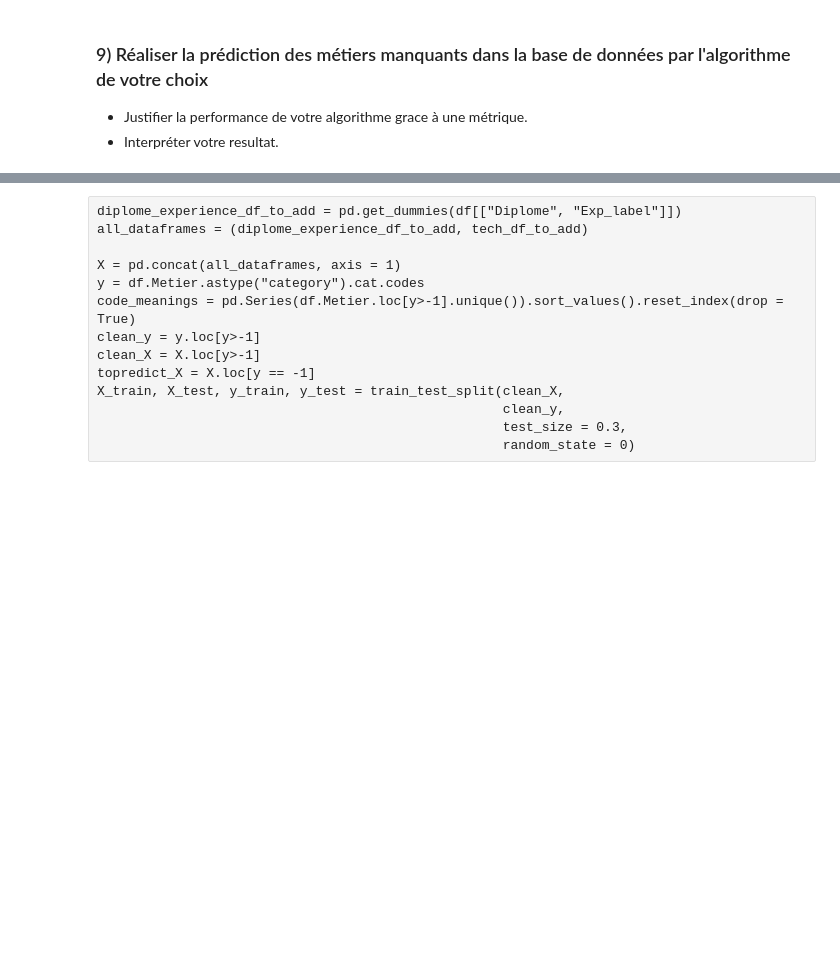
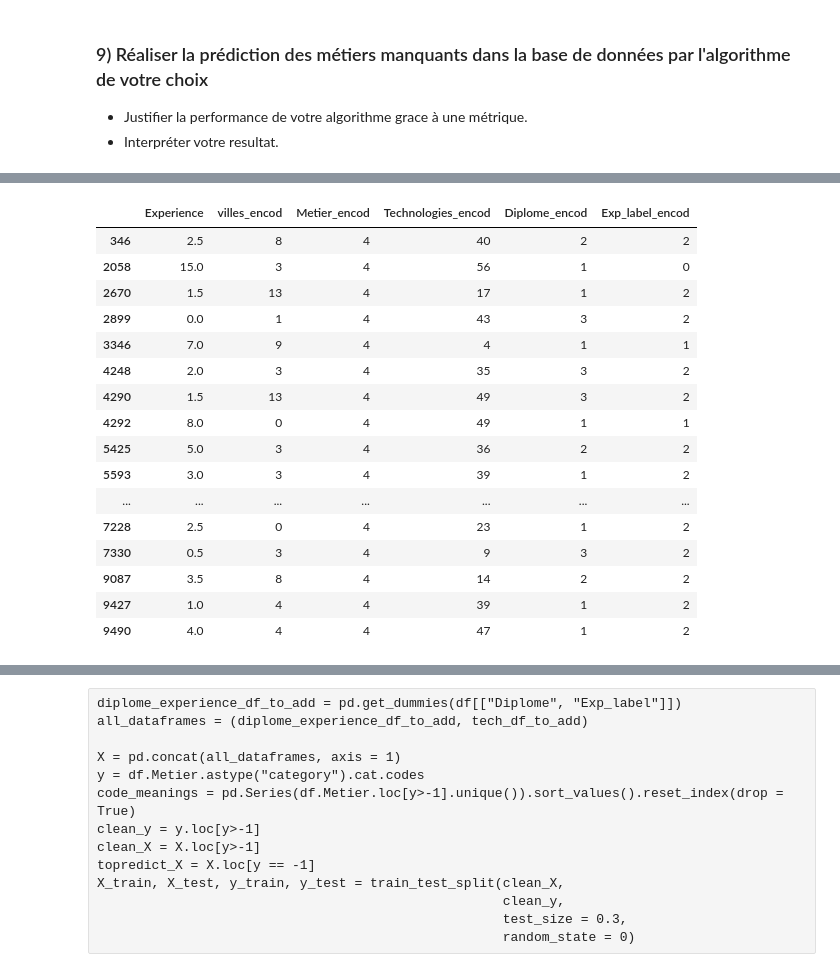
Before and after one commit to adnaneds/Prediction_cluster_Employe_France, a Jupyter notebook: Test_T_ML - Try 0.ipynb, the cells around one changed output, grey strips where cells are left out. Drawn from its saved outputs; the diff is of its cells as text; code cells hidden in the pictures; blank space fills up the shorter version.

```diff
--- a/Test_T_ML - Try 0.ipynb
+++ b/Test_T_ML - Try 0.ipynb
@@ -425,0 +454,2 @@ from sklearn.neighbors import KNeighborsClassifier
+# %%
+df_for_process['Metier_encod'] = pd.Series(encoder_label.fit_transform(np.squeeze(df.loc[:,['Metier']])[:]), index = df_for_process.index)
@@ -425,0 +522,22 @@ from sklearn.neighbors import KNeighborsClassifier
+# %%
+y = df_for_process.loc[cond_nan_metier]
+# %%
+y
+# %% [output]
+|  | Experience | villes_encod | Metier_encod | Technologies_encod | Diplome_encod | Exp_label_encod |
+| 346 | 2.5 | 8 | 4 | 40 | 2 | 2 |
+| 2058 | 15.0 | 3 | 4 | 56 | 1 | 0 |
+| 2670 | 1.5 | 13 | 4 | 17 | 1 | 2 |
+| 2899 | 0.0 | 1 | 4 | 43 | 3 | 2 |
+| 3346 | 7.0 | 9 | 4 | 4 | 1 | 1 |
+| 4248 | 2.0 | 3 | 4 | 35 | 3 | 2 |
+| 4290 | 1.5 | 13 | 4 | 49 | 3 | 2 |
+| 4292 | 8.0 | 0 | 4 | 49 | 1 | 1 |
+| 5425 | 5.0 | 3 | 4 | 36 | 2 | 2 |
+| 5593 | 3.0 | 3 | 4 | 39 | 1 | 2 |
+| ... | ... | ... | ... | ... | ... | ... |
+| 7228 | 2.5 | 0 | 4 | 23 | 1 | 2 |
+| 7330 | 0.5 | 3 | 4 | 9 | 3 | 2 |
+| 9087 | 3.5 | 8 | 4 | 14 | 2 | 2 |
+| 9427 | 1.0 | 4 | 4 | 39 | 1 | 2 |
+| 9490 | 4.0 | 4 | 4 | 47 | 1 | 2 |
```
Also changed, not shown: parts of 13 cells of this notebook.
